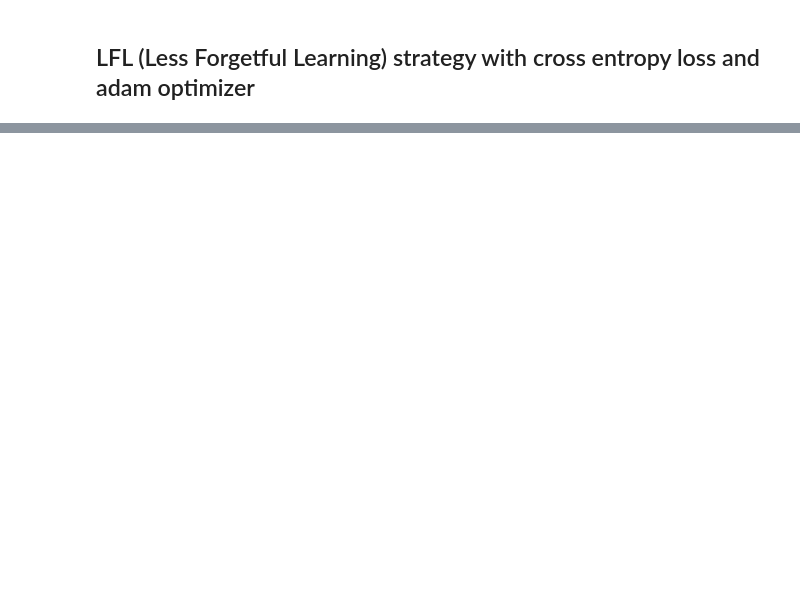
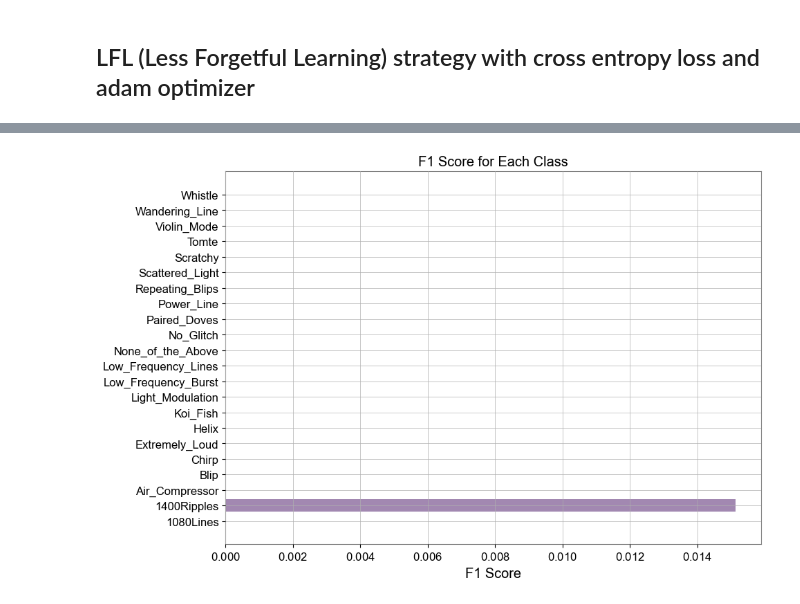
Before and after one commit to brianbaert/MscThesis, a Jupyter notebook: MscThesis_Playground.ipynb, the cells around one changed output, grey strips where cells are left out. Cells and saved outputs as stored; diff of their text form; code cells hidden in the pictures; blank space fills up the shorter version.

```diff
--- a/MscThesis_Playground.ipynb
+++ b/MscThesis_Playground.ipynb
@@ -486,0 +607,4 @@ my_utils.plot_f1_scores(f1, classes, 'f1_scores_LFL_1_0.png')
+# %%
+my_utils.plot_f1_scores(f1, classes, 'f1_adaptive_AGEM_1_0.png')
+# %% [output]
+[figure, added]
```
Also changed, not shown: parts of 21 cells of this notebook, 6 other files.
